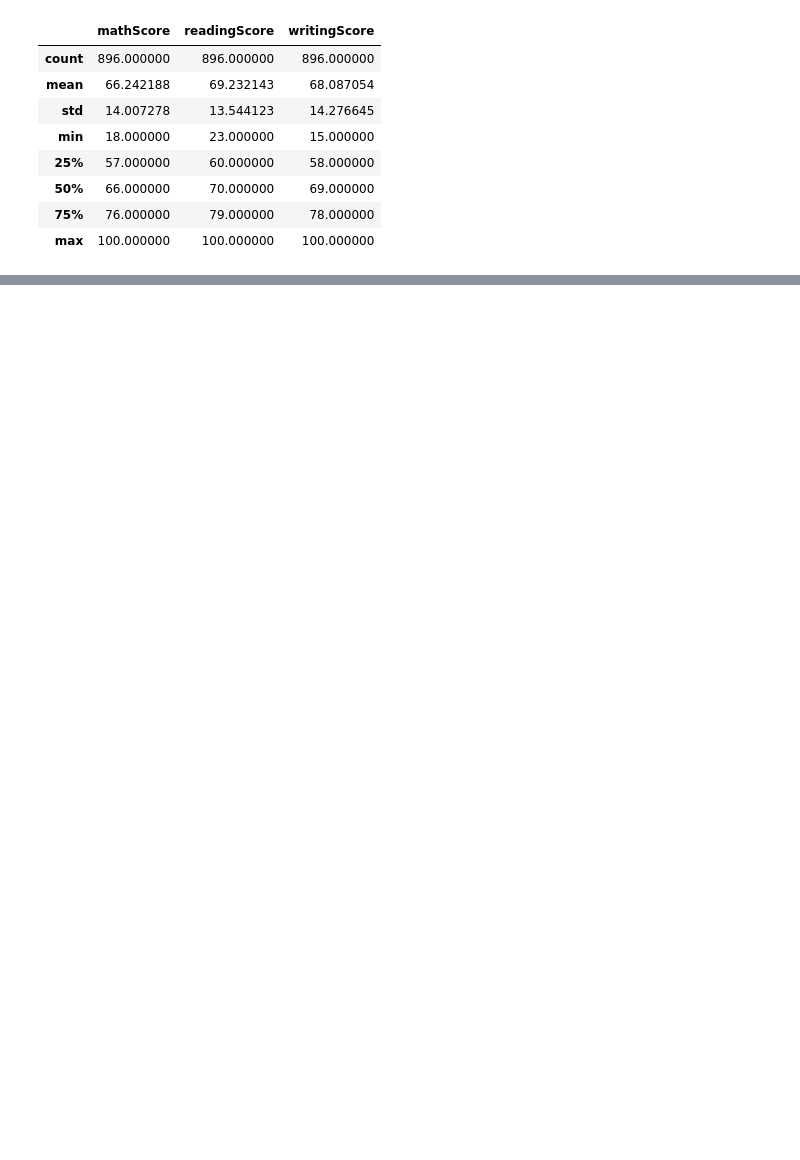
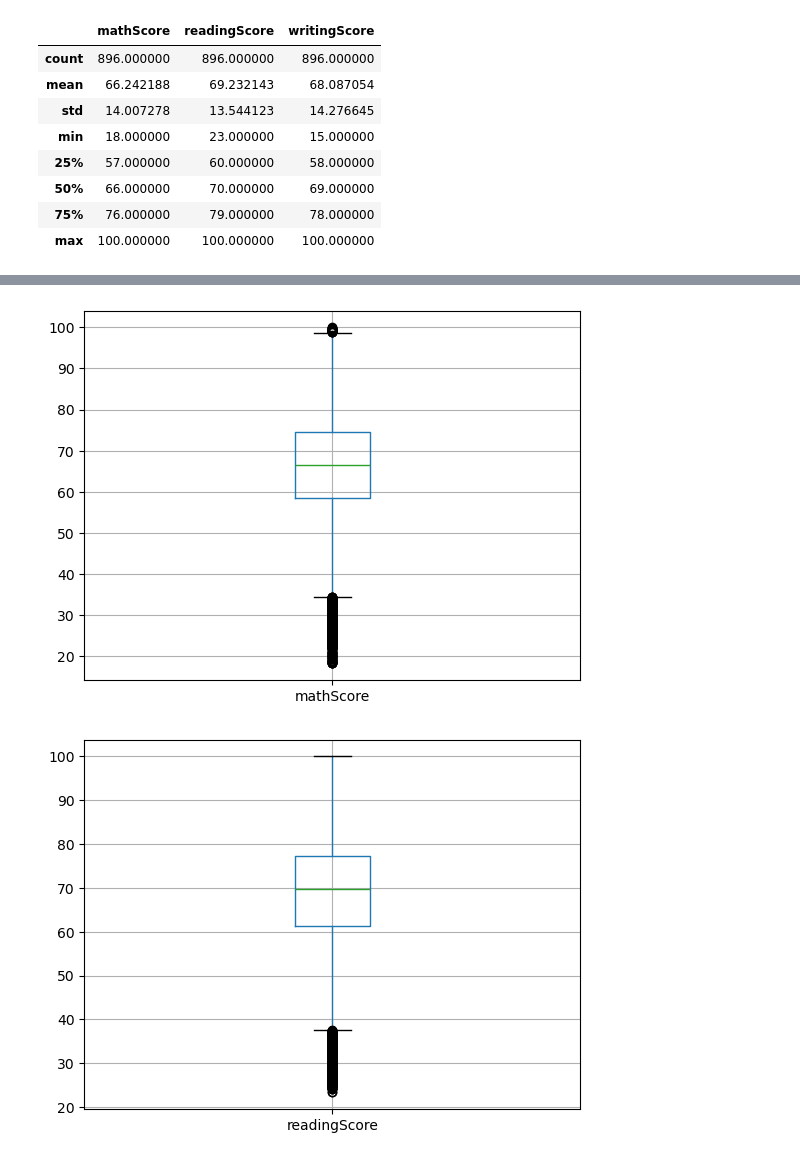
Before and after one commit to jc-vasquez14/ProyectoTeoria, a Jupyter notebook: Proyecto_EDA.ipynb, the cells around one changed output, grey strips where cells are left out. Drawn from its saved outputs; the diff is of its cells as text; code cells hidden in the pictures; blank space fills up the shorter version.

```diff
--- a/Proyecto_EDA.ipynb
+++ b/Proyecto_EDA.ipynb
@@ -518,0 +473,7 @@ df.loc[(df["gender"]=='male')
+# %%
+for c in num_cols:
+    df_extended.loc[:,[c]].boxplot()
+    plt.show()
+# %% [output]
+[figure, added]
+[figure, added]
```
Also changed, not shown: parts of 29 cells of this notebook.
